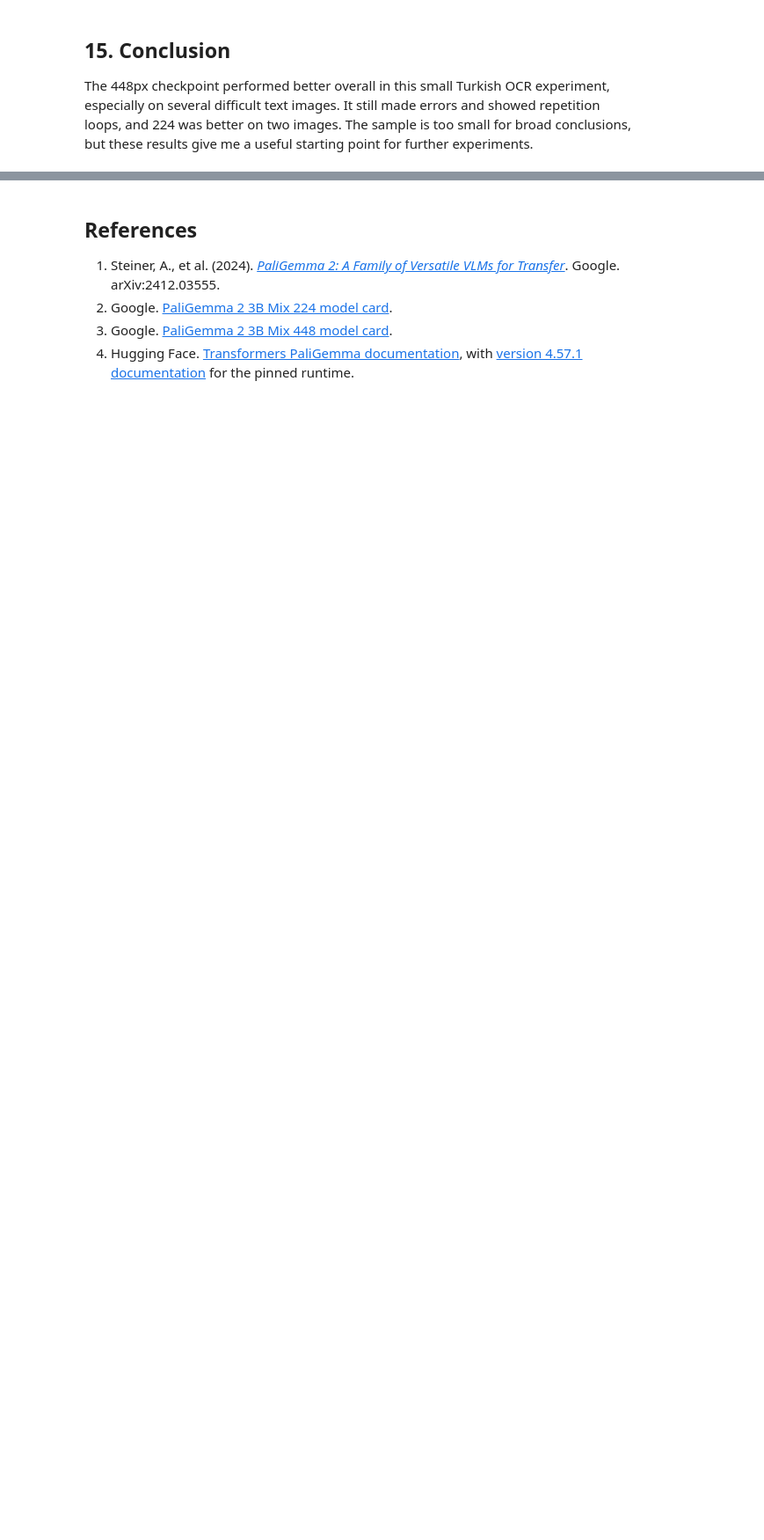
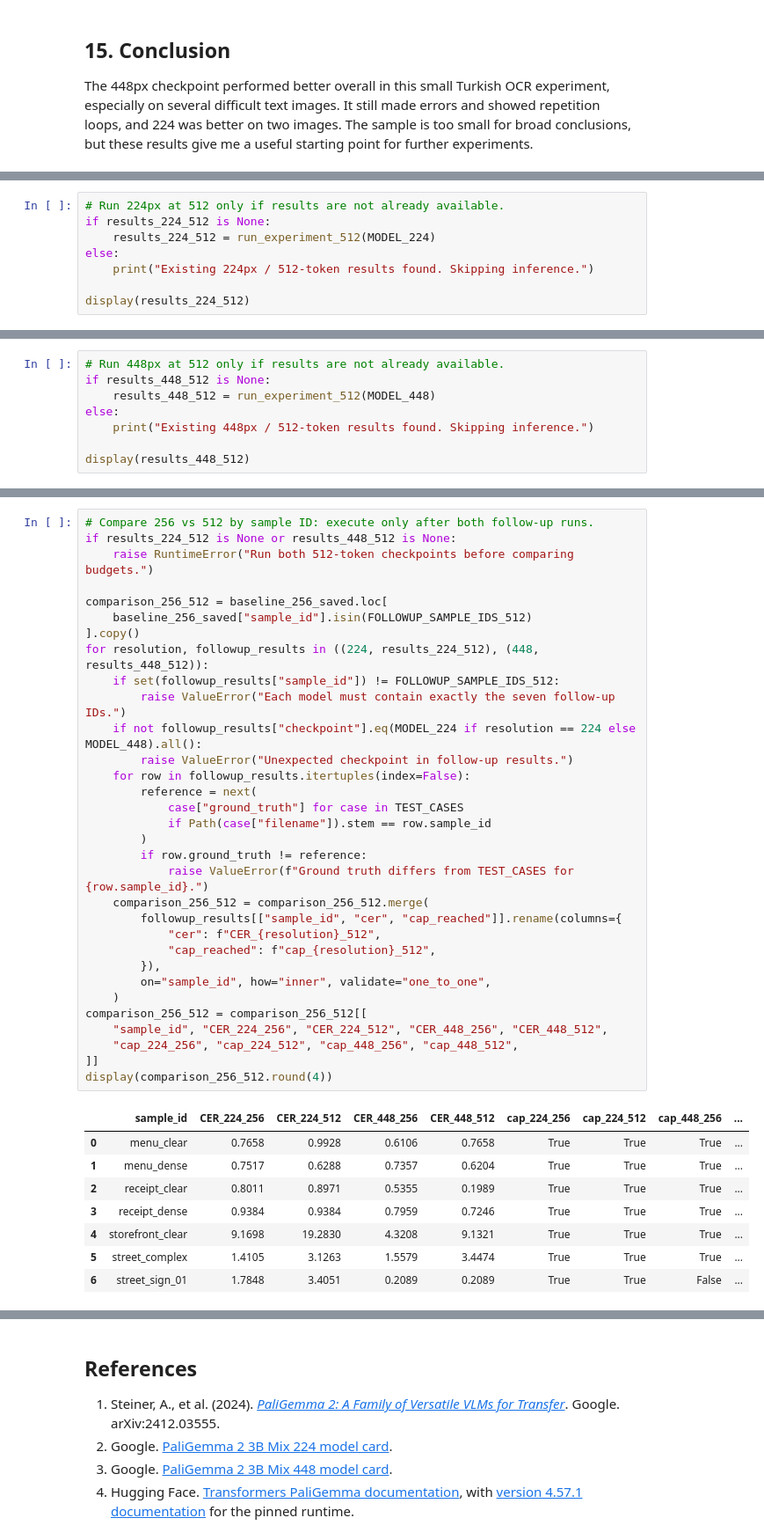
Before and after one commit to EdizArkin/yz50, a Jupyter notebook: researchFellow/paligemma2/paligemma2_experiment.ipynb, the cells around one changed output, grey strips where cells are left out. Shown at 88% size. Drawn from its saved outputs; the diff is of its cells as text; blank space fills up the shorter version.

Commit message:
Add token-budget follow-up and OCR failure analysis

```diff
--- a/researchFellow/paligemma2/paligemma2_experiment.ipynb
+++ b/researchFellow/paligemma2/paligemma2_experiment.ipynb
@@ -687,0 +787,8 @@ The 448px checkpoint performed better overall in this small Turkish OCR experime
+# %%
+# Run 224px at 512 only if results are not already available.
+if results_224_512 is None:
+    results_224_512 = run_experiment_512(MODEL_224)
+else:
+    print("Existing 224px / 512-token results found. Skipping inference.")
+
+display(results_224_512)
@@ -687,0 +805,8 @@ The 448px checkpoint performed better overall in this small Turkish OCR experime
+# %%
+# Run 448px at 512 only if results are not already available.
+if results_448_512 is None:
+    results_448_512 = run_experiment_512(MODEL_448)
+else:
+    print("Existing 448px / 512-token results found. Skipping inference.")
+
+display(results_448_512)
@@ -687,0 +823,41 @@ The 448px checkpoint performed better overall in this small Turkish OCR experime
+# %%
+# Compare 256 vs 512 by sample ID: execute only after both follow-up runs.
+if results_224_512 is None or results_448_512 is None:
+    raise RuntimeError("Run both 512-token checkpoints before comparing budgets.")
+
+comparison_256_512 = baseline_256_saved.loc[
+    baseline_256_saved["sample_id"].isin(FOLLOWUP_SAMPLE_IDS_512)
+].copy()
+for resolution, followup_results in ((224, results_224_512), (448, results_448_512)):
+    if set(followup_results["sample_id"]) != FOLLOWUP_SAMPLE_IDS_512:
+        raise ValueError("Each model must contain exactly the seven follow-up IDs.")
+    if not followup_results["checkpoint"].eq(MODEL_224 if resolution == 224 else MODEL_448).all():
+        raise ValueError("Unexpected checkpoint in follow-up results.")
+    for row in followup_results.itertuples(index=False):
+        reference = next(
+            case["ground_truth"] for case in TEST_CASES
+            if Path(case["filename"]).stem == row.sample_id
+        )
+        if row.ground_truth != reference:
+            raise ValueError(f"Ground truth differs from TEST_CASES for {row.sample_id}.")
+    comparison_256_512 = comparison_256_512.merge(
+        followup_results[["sample_id", "cer", "cap_reached"]].rename(columns={
+            "cer": f"CER_{resolution}_512",
+            "cap_reached": f"cap_{resolution}_512",
+        }),
+        on="sample_id", how="inner", validate="one_to_one",
+    )
+comparison_256_512 = comparison_256_512[[
+    "sample_id", "CER_224_256", "CER_224_512", "CER_448_256", "CER_448_512",
+    "cap_224_256", "cap_224_512", "cap_448_256", "cap_448_512",
+]]
+display(comparison_256_512.round(4))
+# %% [output]
+|  | sample_id | CER_224_256 | CER_224_512 | CER_448_256 | CER_448_512 | cap_224_256 | cap_224_512 | cap_448_256 | ... |
+| 0 | menu_clear | 0.7658 | 0.9928 | 0.6106 | 0.7658 | True | True | True | ... |
+| 1 | menu_dense | 0.7517 | 0.6288 | 0.7357 | 0.6204 | True | True | True | ... |
+| 2 | receipt_clear | 0.8011 | 0.8971 | 0.5355 | 0.1989 | True | True | True | ... |
+| 3 | receipt_dense | 0.9384 | 0.9384 | 0.7959 | 0.7246 | True | True | True | ... |
+| 4 | storefront_clear | 9.1698 | 19.2830 | 4.3208 | 9.1321 | True | True | True | ... |
+| 5 | street_complex | 1.4105 | 3.1263 | 1.5579 | 3.4474 | True | True | True | ... |
+| 6 | street_sign_01 | 1.7848 | 3.4051 | 0.2089 | 0.2089 | True | True | False | ... |
```
Also changed, not shown: parts of 20 cells of this notebook.
